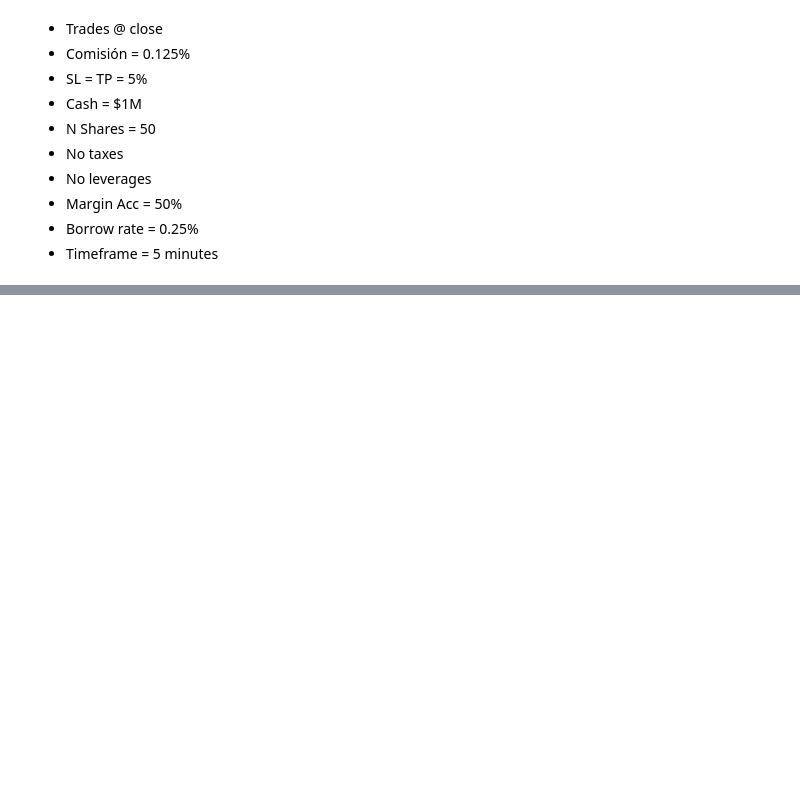
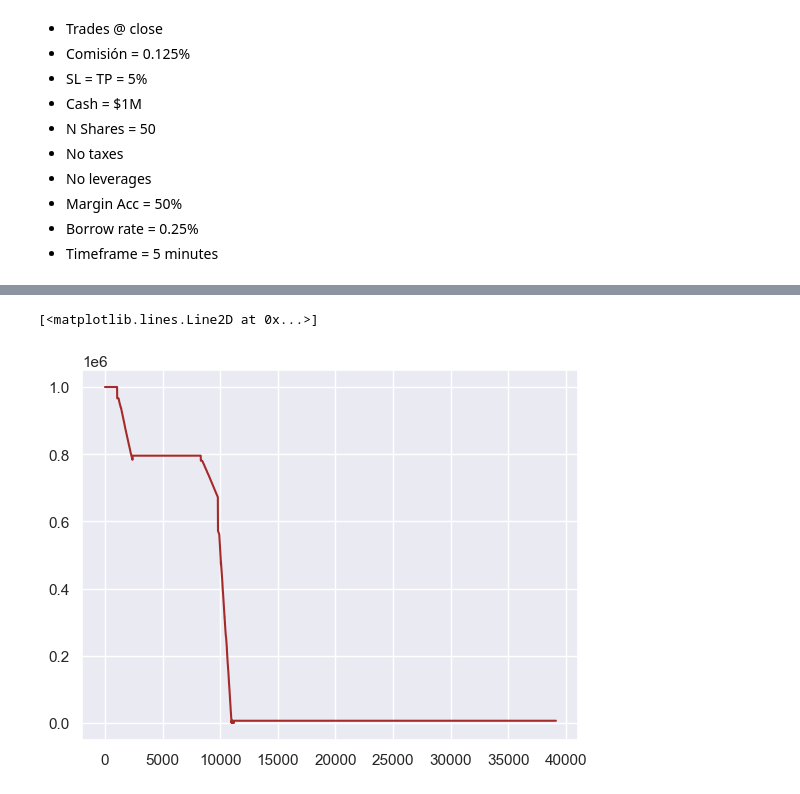
Before and after one commit to AlejandroFlpz/Microestructuras_y_sistemas_de_trading, a Jupyter notebook: Backtesting.ipynb, the cells around one changed output, grey strips where cells are left out. Drawn from its saved outputs; the diff is of its cells as text; code cells hidden in the pictures; blank space fills up the shorter version.

```diff
--- a/Backtesting.ipynb
+++ b/Backtesting.ipynb
@@ -88,38 +65,0 @@ class Operation:
-# %%
-active_positions: list[Operation] = []
-
-for i, row in historic.iterrows():
-    # close positions
-    for position in active_positions.copy():
-
-        if row.Close > position.take_profit or row.Close < position.stop_loss:
-            # close position
-
-            cash += row.Close * position.n_shares * (1 - COM)
-            active_positions.remove(position)
-
-    # check signal
-
-    if not row.buy_signal:
-        continue
-
-    #check if you have enough cash
-
-    if cash < row.Close * n_shares * (1 + COM):
-        continue
-
-    #discount the cost
-
-    cash -= row.Close * n_shares * (1 + COM)
-    # save the operation as active position
-
-    active_positions.append(
-        Operation(
-            time=row.Datetime,
-            price=row.Close,
-            stop_loss=row.Close * (1 - SL),
-            take_profit=row.Close * (1 + TP),
-            n_shares=n_shares,
-            type='LONG'
-        )
-    )
@@ -133,0 +213,5 @@ active_positions
+# %%
+plt.plot(portfolio_value, color='brown')
+# %% [output]
+[<matplotlib.lines.Line2D at 0x...>]
+[figure, added]
```
Also changed, not shown: parts of 14 cells of this notebook.
